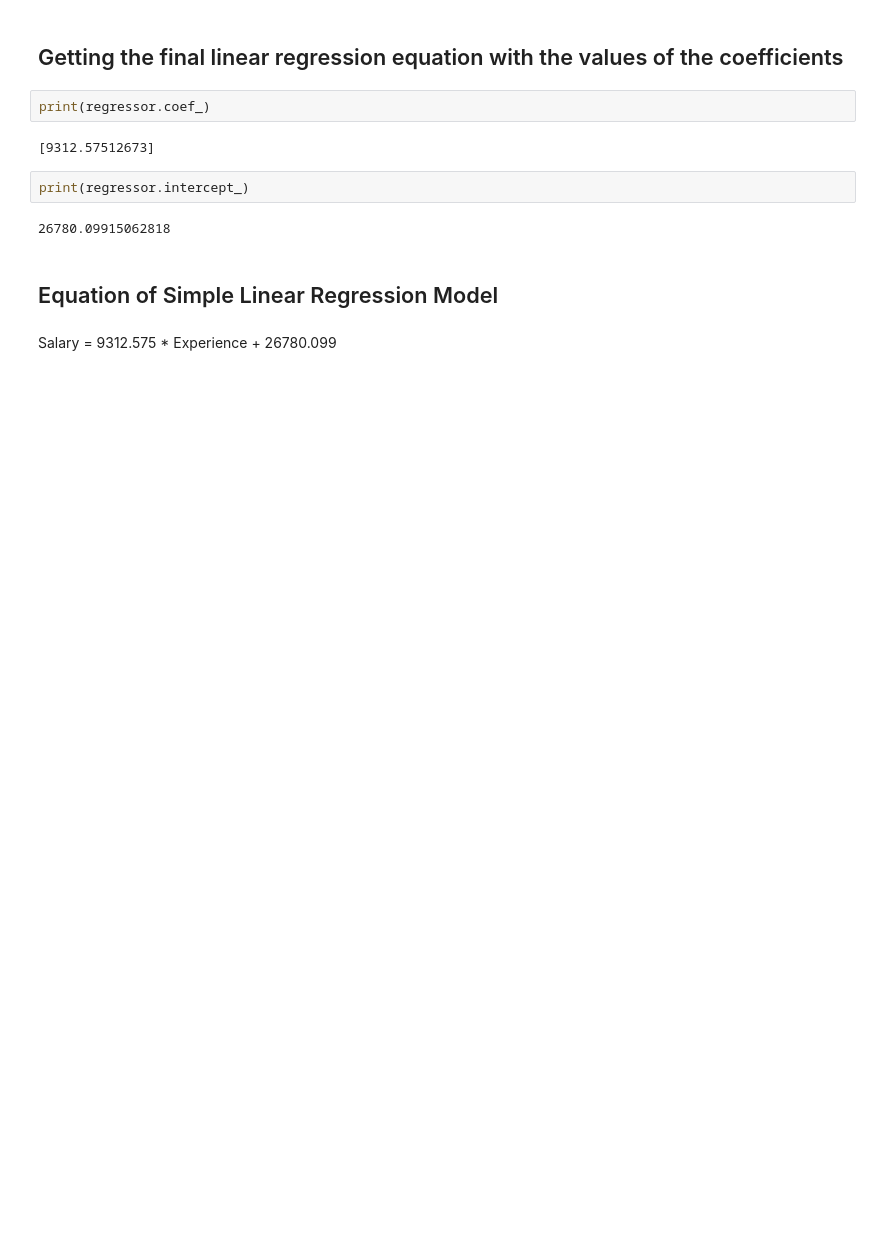
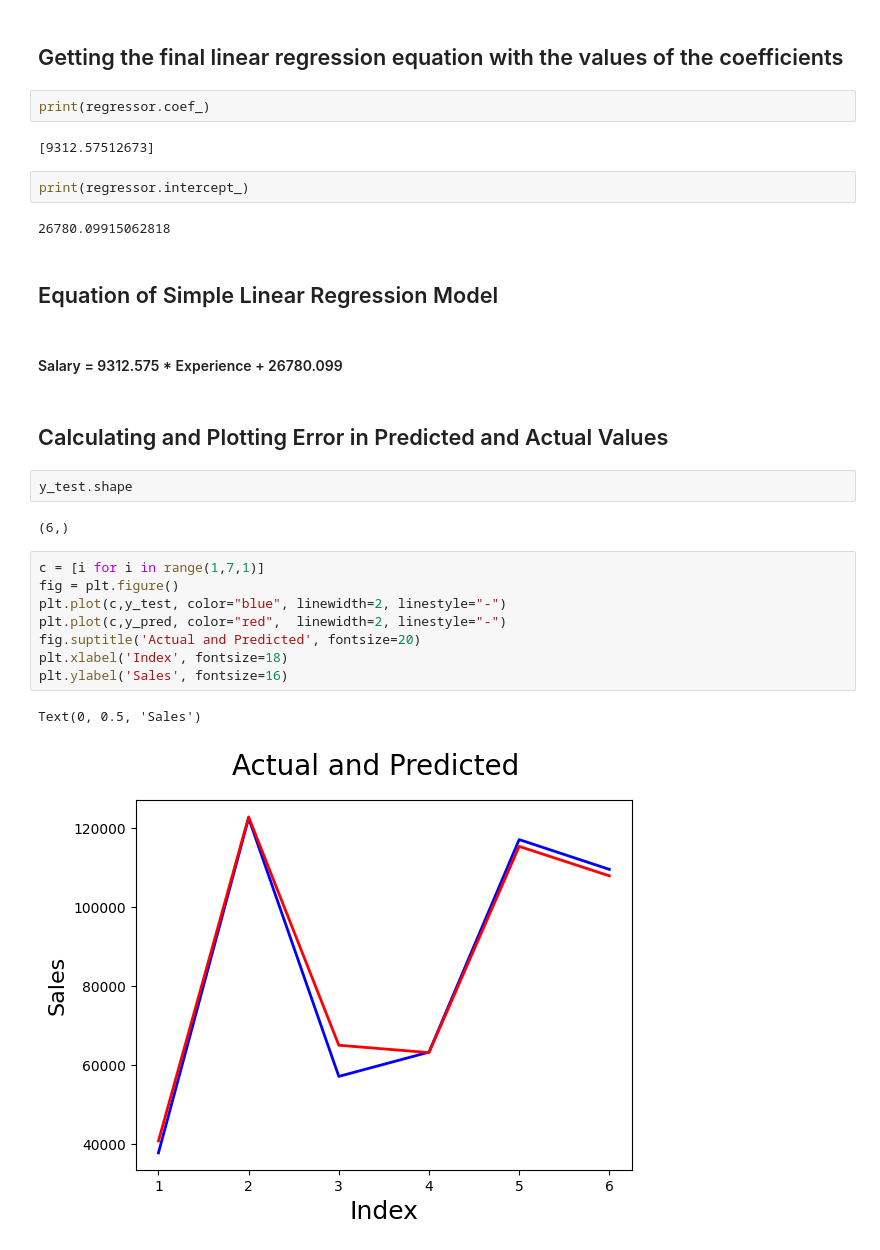
Before and after one commit to JunaidSalim/Machine_Learning_A-Z, a Jupyter notebook: Part 2 - Regression/Section 4 - Simple Linear Regression/main.ipynb, the cells around one changed output. Cells and saved outputs as stored; diff of their text form; blank space fills up the shorter version.

```diff
--- a/Part 2 - Regression/Section 4 - Simple Linear Regression/main.ipynb
+++ b/Part 2 - Regression/Section 4 - Simple Linear Regression/main.ipynb
@@ -72,4 +72,21 @@ print(regressor.intercept_)
 # %% [markdown]
 ## Equation of Simple Linear Regression Model
 # %% [markdown]
-Salary = 9312.575 * Experience + 26780.099
+#### Salary = 9312.575 * Experience + 26780.099
+# %% [markdown]
+## Calculating and Plotting Error in Predicted and Actual Values
+# %%
+y_test.shape
+# %% [output]
+(6,)
+# %%
+c = [i for i in range(1,7,1)]
+fig = plt.figure()
+plt.plot(c,y_test, color="blue", linewidth=2, linestyle="-")
+plt.plot(c,y_pred, color="red",  linewidth=2, linestyle="-")
+fig.suptitle('Actual and Predicted', fontsize=20)
+plt.xlabel('Index', fontsize=18)
+plt.ylabel('Sales', fontsize=16)
+# %% [output]
+Text(0, 0.5, 'Sales')
+[figure, added]
```
Also changed, not shown: parts of 9 cells of this notebook.
